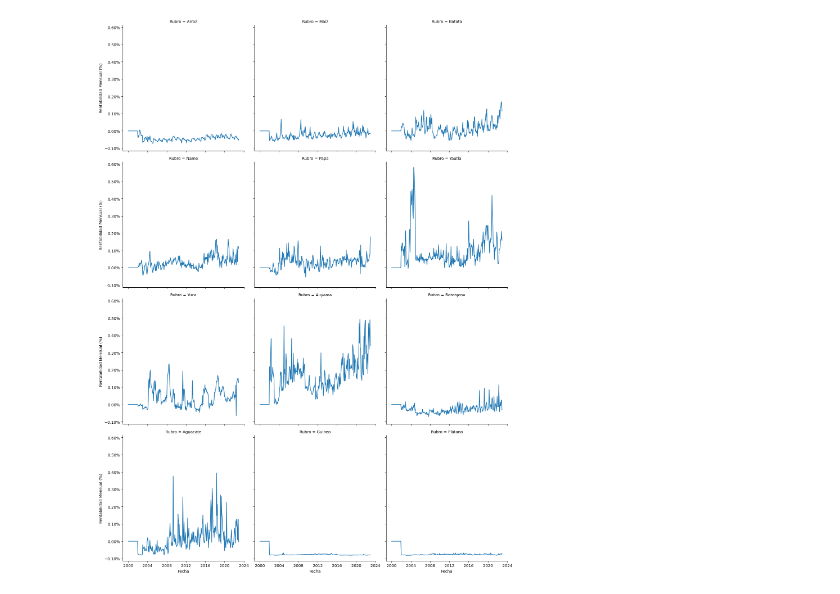
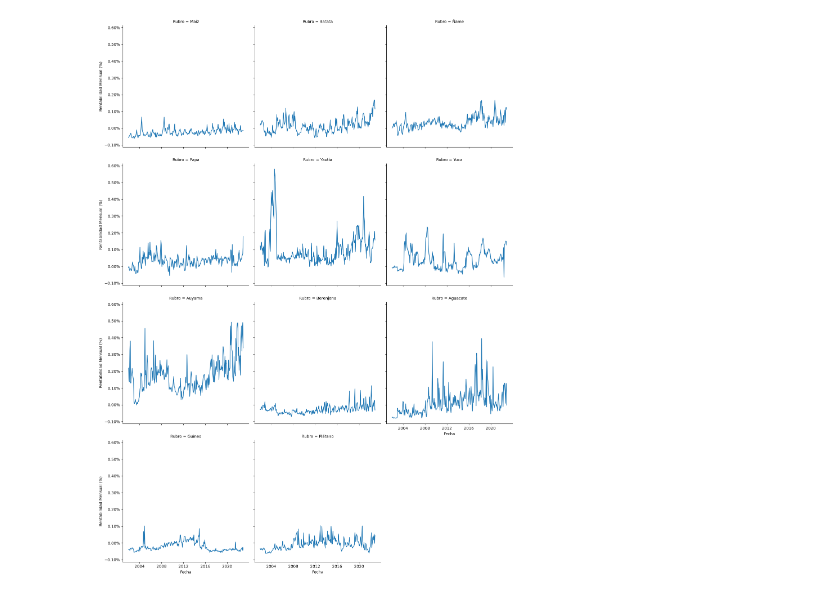
Before and after one commit to iancont/agri_opt, a Jupyter notebook: notebooks/opt.ipynb, the cells around one changed output. Cells and saved outputs as stored; diff of their text form; code cells hidden in the pictures.

```diff
--- a/notebooks/opt.ipynb
+++ b/notebooks/opt.ipynb
@@ -4,28 +7,27 @@ import numpy as np
 import pandas as pd
 from pathlib import Path
 # %%
-import seaborn as sns
-import matplotlib.pyplot as plt
-from matplotlib.ticker import PercentFormatter
-
 df = pd.read_excel(Path().cwd().parent / "data" / "dataset.xlsx")
 df['Fecha'] = pd.to_datetime(df['Fecha'])
-
+df = df[
+    (df['Fecha'] >= '2002-01-01') &
+    (~df['Rubro'].isin(['Arroz']))
+]
 # Crear el gráfico
 g = sns.relplot(
     data=df,
     x="Fecha",
     y="Rentabilidad Mensual (%)",
     col="Rubro",
     kind="line",
     col_wrap=3,
 )
 
 # Aplicar el formateador de porcentaje a cada subgráfico
 for ax in g.axes.flat:
     ax.yaxis.set_major_formatter(PercentFormatter())
 
 # Ajustar el diseño
 plt.tight_layout()
 # %% [output]
-[figure, old version]
+[figure, new version]
```
Also changed, not shown: parts of 14 cells of this notebook, 4 other files.
